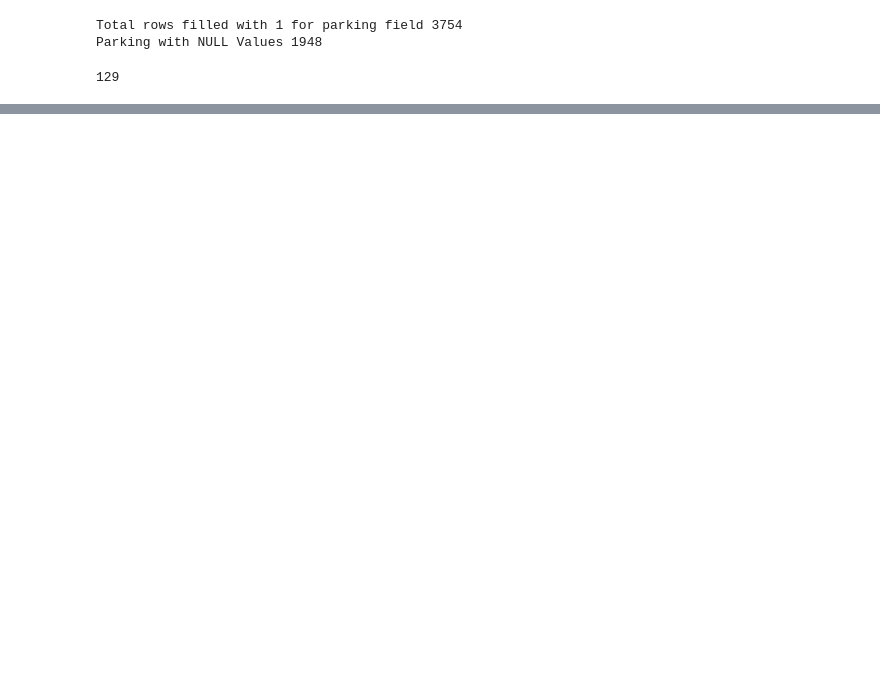
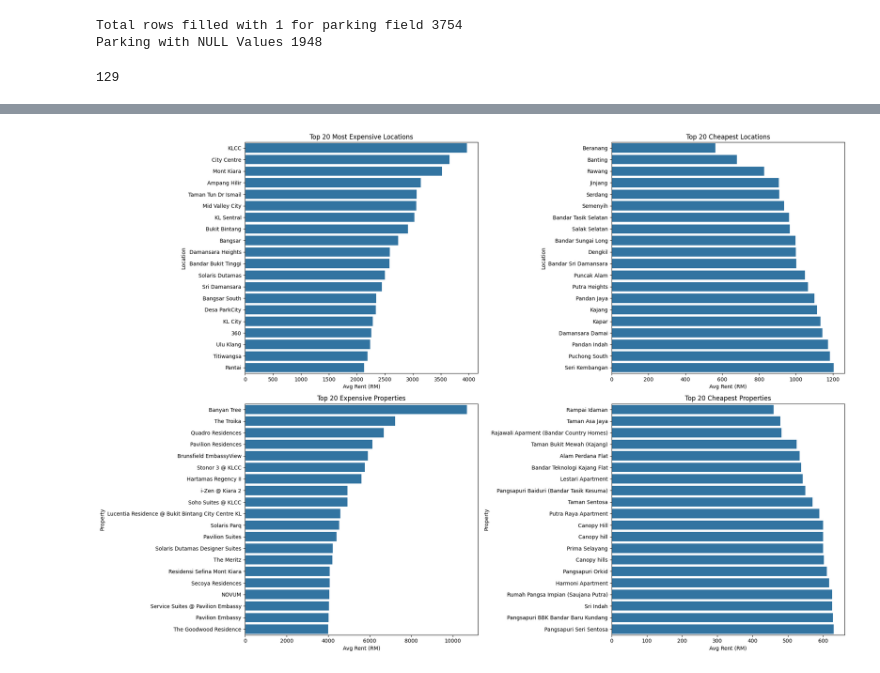
Before and after one commit to seapanda0/kl_rent_prices, a Jupyter notebook: kl_rent_prices.ipynb, the cells around one changed output, grey strips where cells are left out. Cells and saved outputs as stored; diff of their text form; code cells hidden in the pictures; blank space fills up the shorter version.

```diff
--- a/kl_rent_prices.ipynb
+++ b/kl_rent_prices.ipynb
@@ -144,0 +146,8 @@ plt.show()
+# %%
+df[['parking', 'rooms', 'bathroom']] = df[['parking', 'rooms' , 'bathroom']].fillna(0)
+# %%
+df['age_missing'] = df['property_age'].isna().astype(int)
+
+df['property_age'] = df['property_age'].fillna(
+    df['property_age'].median()
+)
@@ -144,0 +177,4 @@ plt.show()
+# %%
+# Convert rooms to numerical numbers and removing abnormal data with strong
+df = df[df['rooms'] != 'More than 10']
+df['rooms'] = pd.to_numeric(df['rooms'])
@@ -144,0 +348,84 @@ plt.show()
+# %%
+location_stats = (
+    df.groupby('location')['monthly_rent']
+      .agg(['count', 'mean'])
+      .query('count >= 5')
+)
+fig, axes = plt.subplots(2, 2, figsize=(20, 14))
+
+# -------------------------
+# 1. Top expensive locations
+# -------------------------
+top_loc = location_stats.sort_values('mean', ascending=False).head(20)
+
+sns.barplot(
+    data=top_loc.reset_index(),
+    x='mean',
+    y='location',
+    ax=axes[0,0]
+)
+axes[0,0].set_title('Top 20 Most Expensive Locations')
+axes[0,0].set_xlabel('Avg Rent (RM)')
+axes[0,0].set_ylabel('Location')
+
+# -------------------------
+# 2. Cheapest locations
+# -------------------------
+bottom_loc = location_stats.sort_values('mean', ascending=True).head(20)
+
+sns.barplot(
+    data=bottom_loc.reset_index(),
+    x='mean',
+    y='location',
+    ax=axes[0,1]
+)
+axes[0,1].set_title('Top 20 Cheapest Locations')
+axes[0,1].set_xlabel('Avg Rent (RM)')
+axes[0,1].set_ylabel('Location')
+
+# -------------------------
+# 3. Expensive properties
+# -------------------------
+top_prop = (
+    df.groupby('prop_name')['monthly_rent']
+      .agg(['count', 'mean'])
+      .query('count >= 5')
+      .sort_values('mean', ascending=False)
+      .head(20)
+)
+
+sns.barplot(
+    data=top_prop.reset_index(),
+    x='mean',
+    y='prop_name',
+    ax=axes[1,0]
+)
+axes[1,0].set_title('Top 20 Expensive Properties')
+axes[1,0].set_xlabel('Avg Rent (RM)')
+axes[1,0].set_ylabel('Property')
+
+# -------------------------
+# 4. Cheapest properties
+# -------------------------
+bottom_prop = (
+    df.groupby('prop_name')['monthly_rent']
+      .agg(['count', 'mean'])
+      .query('count >= 5')
+      .sort_values('mean', ascending=True)
+      .head(20)
+)
+
+sns.barplot(
+    data=bottom_prop.reset_index(),
+    x='mean',
+    y='prop_name',
+    ax=axes[1,1]
+)
+axes[1,1].set_title('Top 20 Cheapest Properties')
+axes[1,1].set_xlabel('Avg Rent (RM)')
+axes[1,1].set_ylabel('Property')
+
+plt.tight_layout()
+plt.show()
+# %% [output]
+[figure, added]
```
Also changed, not shown: parts of 30 cells of this notebook.
